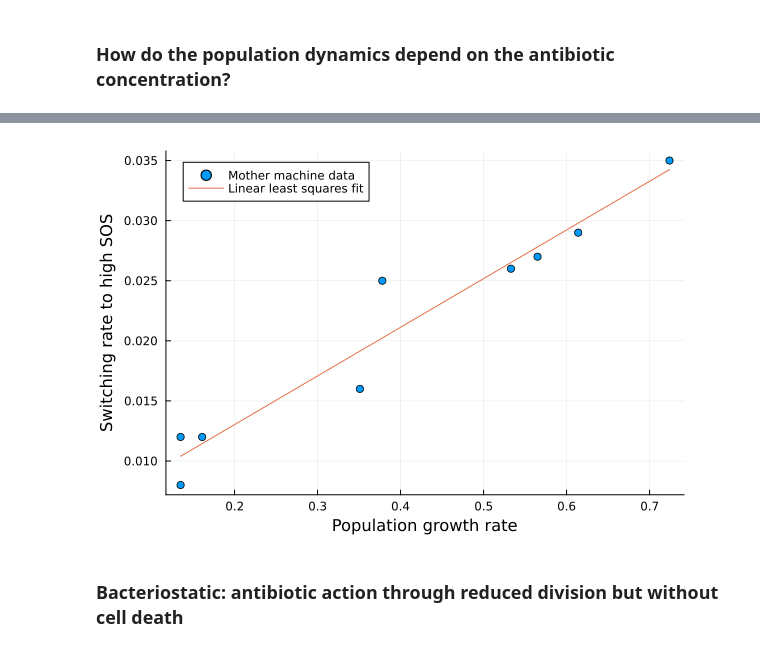
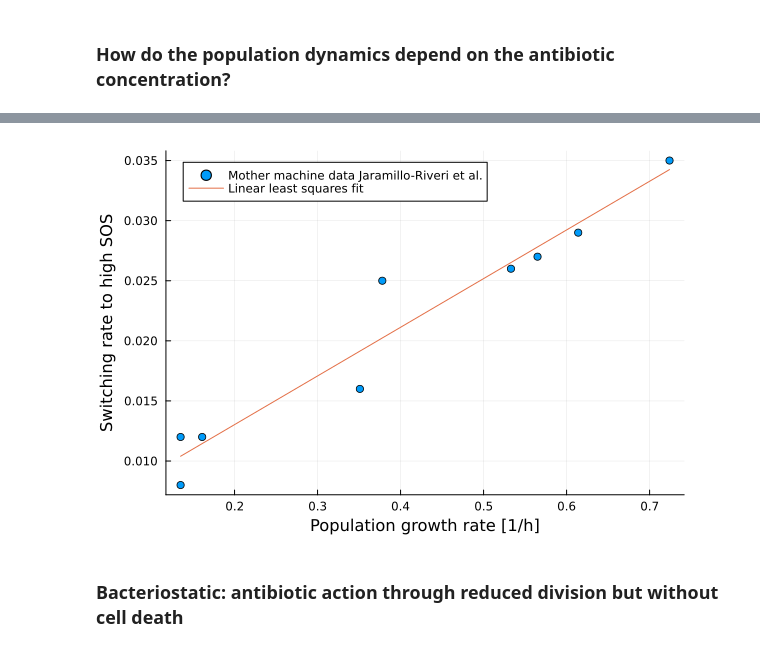
Before and after one commit to LucyL-J/estimu, a Jupyter notebook: dose-dependence.ipynb, the cells around one changed output, grey strips where cells are left out. Drawn from its saved outputs; the diff is of its cells as text; code cells hidden in the pictures.

```diff
--- a/dose-dependence.ipynb
+++ b/dose-dependence.ipynb
@@ -70,21 +82,15 @@ plot!(0:0.1:tf, x -> pop_size(x, N0_off, gamma_off-delta_off-switching, switchin
 # %%
-# Population growth rate depending on antibiotic concentration
-growth_rate(lambda_max, c, IC50, hill_coeff) = lambda_max/(1+(c/IC50)^hill_coeff)
-# Dose-reponse curve from Das et al.
-hill_coeff = 4.
-MAC_to_IC50(MAC, hill_coeff) = MAC/9^(1/hill_coeff)
-IC50 = MAC_to_IC50(MAC, hill_coeff)
 # Switching rate increases with division rate and with antibiotic concentration
 switching_rate(gamma_off, c, scaling_factor) = scaling_factor*gamma_off*c
 # Estimated switching rate for different growth media from Jaramillo-Riveri et al.
 lambda_1 = [0.135, 0.135, 0.161, 0.351, 0.533, 0.378, 0.614, 0.565, 0.724]
 alpha_MLE = [0.008, 0.012, 0.012, 0.016, 0.026, 0.025, 0.029, 0.027, 0.035]
 alpha_0, scaling_factor = linear_fit(lambda_1, alpha_MLE)
-P_alpha = plot(ylab="Switching rate to high SOS", xlab="Population growth rate")
-scatter!(lambda_1, alpha_MLE, lab="Mother machine data")
+P_alpha = plot(ylab="Switching rate to high SOS", xlab="Population growth rate [1/h]")
+scatter!(lambda_1, alpha_MLE, lab="Mother machine data Jaramillo-Riveri et al.")
 plot!(lambda_1, x -> alpha_0 + x*scaling_factor, lab="Linear least squares fit")
 # %% [output]
-[figure, old version]
+[figure, new version]
 # %% [markdown]
 ### Bacteriostatic: antibiotic action through reduced division but without cell death
 # %%
```
Also changed, not shown: parts of 8 cells of this notebook.
